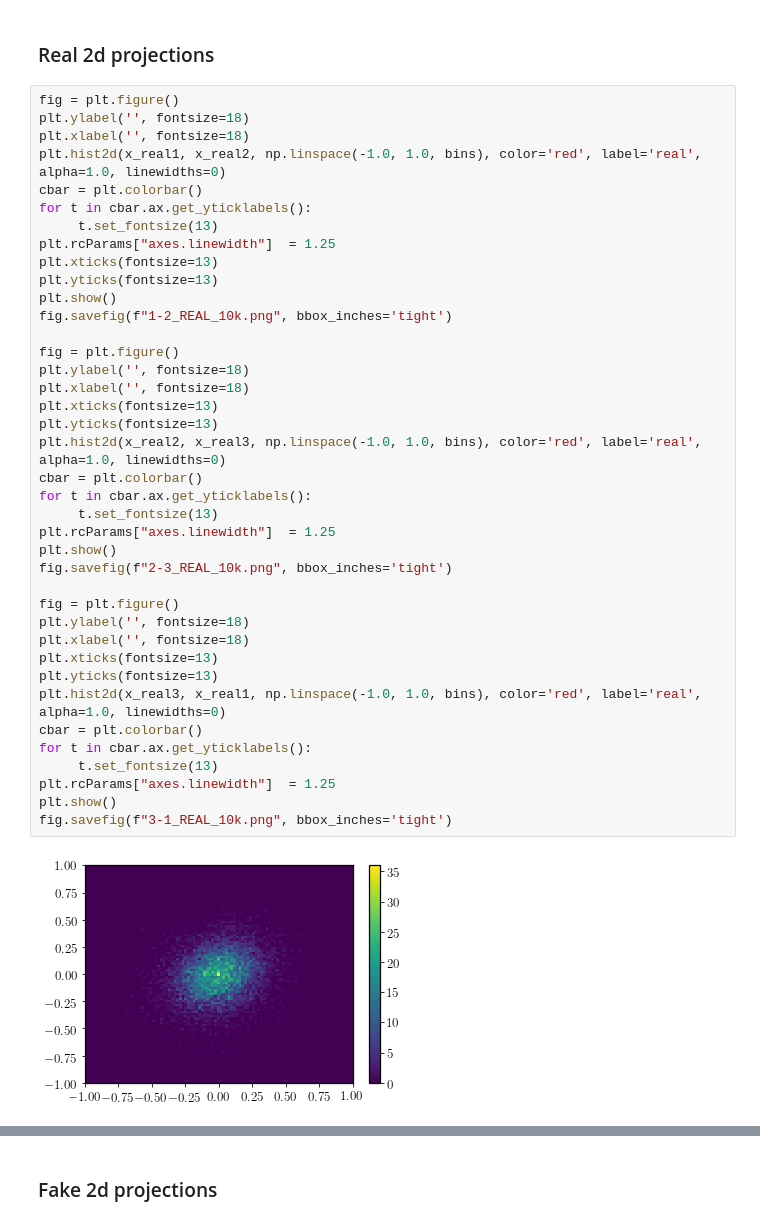
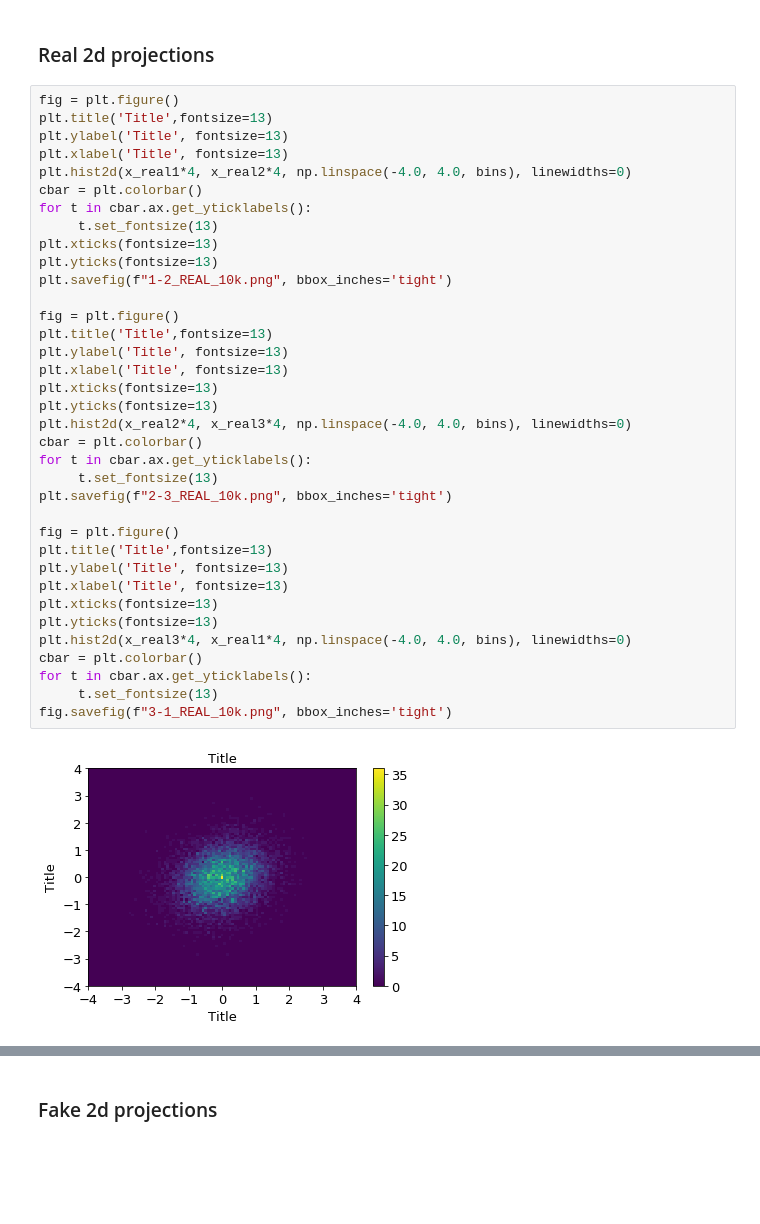
Before and after one commit to QTI-TH/style-qgan, a Jupyter notebook: classical-quantum-gan/results/plots_notebook/plots.ipynb, the cells around one changed output, grey strips where cells are left out. Drawn from its saved outputs; the diff is of its cells as text; blank space fills up the shorter version.

```diff
--- a/classical-quantum-gan/results/plots_notebook/plots.ipynb
+++ b/classical-quantum-gan/results/plots_notebook/plots.ipynb
@@ -144,42 +115,39 @@ fig.savefig(f"3-distribution_3dgaussian_10k.pdf", bbox_inches='tight')
 ### Real 2d projections
 # %%
 fig = plt.figure()
-plt.ylabel('', fontsize=18)
-plt.xlabel('', fontsize=18)
-plt.hist2d(x_real1, x_real2, np.linspace(-1.0, 1.0, bins), color='red', label='real', alpha=1.0, linewidths=0)
+plt.title('Title',fontsize=13)
+plt.ylabel('Title', fontsize=13)
+plt.xlabel('Title', fontsize=13)
+plt.hist2d(x_real1*4, x_real2*4, np.linspace(-4.0, 4.0, bins), linewidths=0)
 cbar = plt.colorbar()
 for t in cbar.ax.get_yticklabels():
      t.set_fontsize(13)
-plt.rcParams["axes.linewidth"]  = 1.25
 plt.xticks(fontsize=13)
 plt.yticks(fontsize=13)
-plt.show()
-fig.savefig(f"1-2_REAL_10k.png", bbox_inches='tight')
+plt.savefig(f"1-2_REAL_10k.png", bbox_inches='tight')
 
 fig = plt.figure()
-plt.ylabel('', fontsize=18)
-plt.xlabel('', fontsize=18)
+plt.title('Title',fontsize=13)
+plt.ylabel('Title', fontsize=13)
+plt.xlabel('Title', fontsize=13)
 plt.xticks(fontsize=13)
 plt.yticks(fontsize=13)
-plt.hist2d(x_real2, x_real3, np.linspace(-1.0, 1.0, bins), color='red', label='real', alpha=1.0, linewidths=0)
+plt.hist2d(x_real2*4, x_real3*4, np.linspace(-4.0, 4.0, bins), linewidths=0)
 cbar = plt.colorbar()
 for t in cbar.ax.get_yticklabels():
      t.set_fontsize(13)
-plt.rcParams["axes.linewidth"]  = 1.25
-plt.show()
-fig.savefig(f"2-3_REAL_10k.png", bbox_inches='tight')
+plt.savefig(f"2-3_REAL_10k.png", bbox_inches='tight')
 
 fig = plt.figure()
-plt.ylabel('', fontsize=18)
-plt.xlabel('', fontsize=18)
+plt.title('Title',fontsize=13)
+plt.ylabel('Title', fontsize=13)
+plt.xlabel('Title', fontsize=13)
 plt.xticks(fontsize=13)
 plt.yticks(fontsize=13)
-plt.hist2d(x_real3, x_real1, np.linspace(-1.0, 1.0, bins), color='red', label='real', alpha=1.0, linewidths=0)
+plt.hist2d(x_real3*4, x_real1*4, np.linspace(-4.0, 4.0, bins), linewidths=0)
 cbar = plt.colorbar()
 for t in cbar.ax.get_yticklabels():
      t.set_fontsize(13)
-plt.rcParams["axes.linewidth"]  = 1.25
-plt.show()
 fig.savefig(f"3-1_REAL_10k.png", bbox_inches='tight')
 # %% [output]
-[figure, old version]
+[figure, new version]
```
Also changed, not shown: parts of 13 cells of this notebook, 21 other files.
